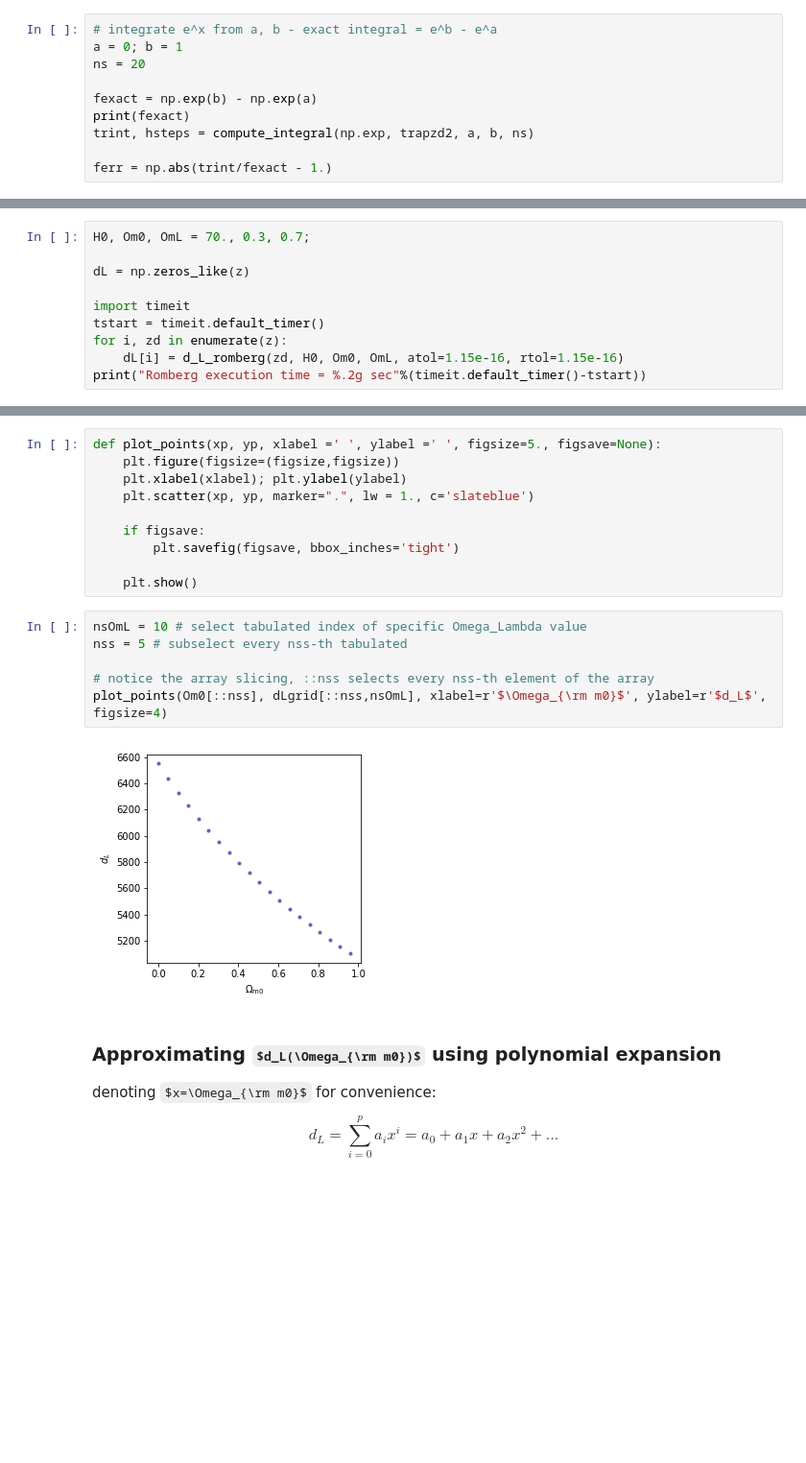
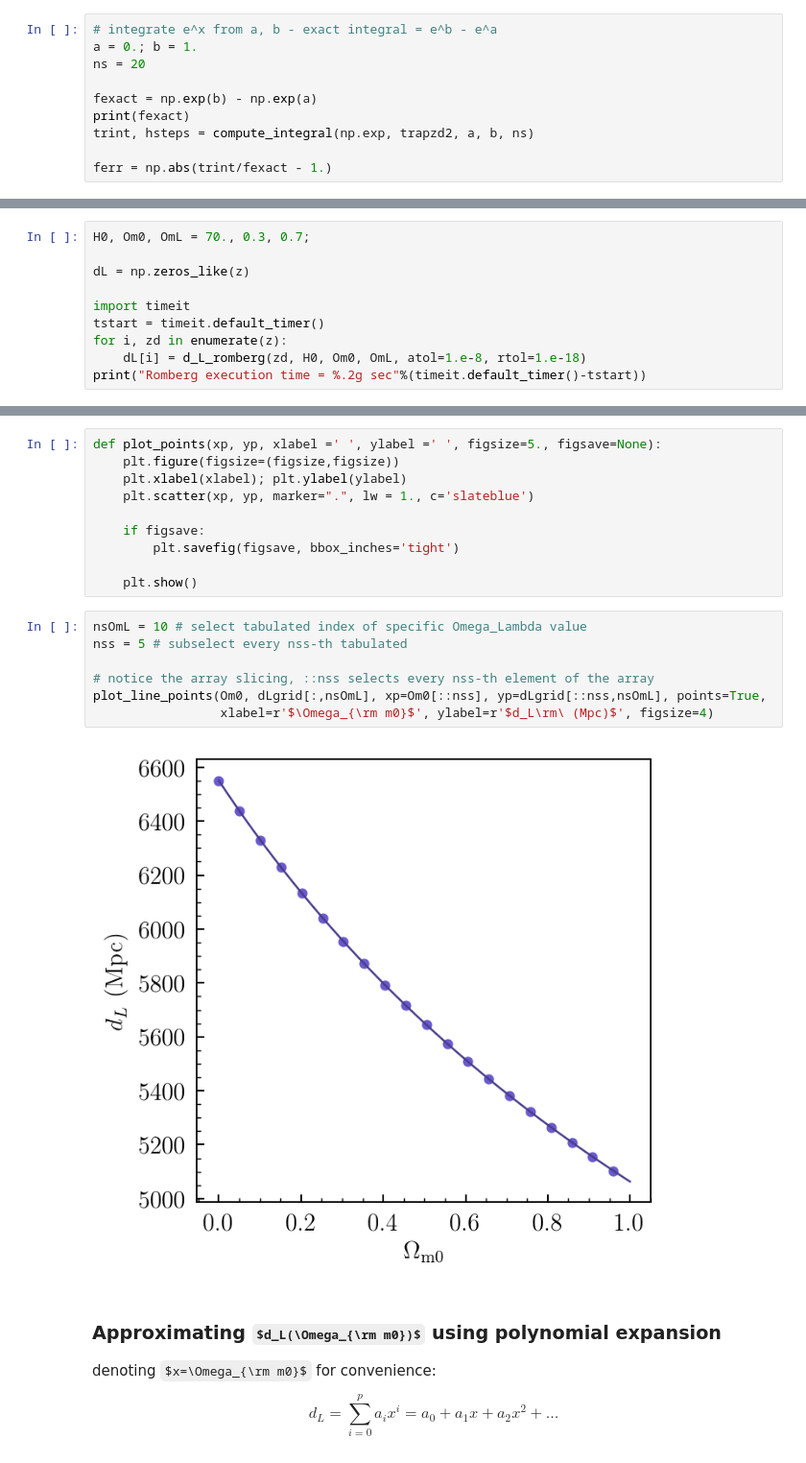
Before and after one commit to a-kravtsov/a211w20, a Jupyter notebook: 02_integration_approximation.ipynb, the cells around one changed output, grey strips where cells are left out. Shown at 96% size. Cells and saved outputs as stored; diff of their text form; some formulas as TeX source; blank space fills up the shorter version.

```diff
--- a/02_integration_approximation.ipynb
+++ b/02_integration_approximation.ipynb
@@ -279,7 +281,7 @@ def trapzd2(func, a, b, hstep):
     return (4.*trapzd(func, a, b, 0.5*hstep) - trapzd(func, a, b, hstep)) / 3.
 # %%
 # integrate e^x from a, b - exact integral = e^b - e^a
-a = 0; b = 1
+a = 0.; b = 1.
 ns = 20
 
 fexact = np.exp(b) - np.exp(a)
@@ -670,6 +689,6 @@ dL = np.zeros_like(z)
 import timeit
 tstart = timeit.default_timer()
 for i, zd in enumerate(z):
-    dL[i] = d_L_romberg(zd, H0, Om0, OmL, atol=1.15e-16, rtol=1.15e-16)
+    dL[i] = d_L_romberg(zd, H0, Om0, OmL, atol=1.e-8, rtol=1.e-18)
 print("Romberg execution time = %.2g sec"%(timeit.default_timer()-tstart))
 # %% [output]
@@ -790,11 +814,12 @@ def plot_points(xp, yp, xlabel =' ', ylabel =' ', figsize=5., figsave=None):
 # %%
 nsOmL = 10 # select tabulated index of specific Omega_Lambda value
 nss = 5 # subselect every nss-th tabulated
 
 # notice the array slicing, ::nss selects every nss-th element of the array
-plot_points(Om0[::nss], dLgrid[::nss,nsOmL], xlabel=r'$\Omega_{\rm m0}$', ylabel=r'$d_L$', figsize=4)
+plot_line_points(Om0, dLgrid[:,nsOmL], xp=Om0[::nss], yp=dLgrid[::nss,nsOmL], points=True,
+                 xlabel=r'$\Omega_{\rm m0}$', ylabel=r'$d_L\rm\ (Mpc)$', figsize=4)
 # %% [output]
-[figure, old version]
+[figure, new version]
 # %% [markdown]
 ### Approximating $d_L(\Omega_{\rm m0})$ using polynomial expansion
 
```
Also changed, not shown: parts of 33 cells of this notebook.
